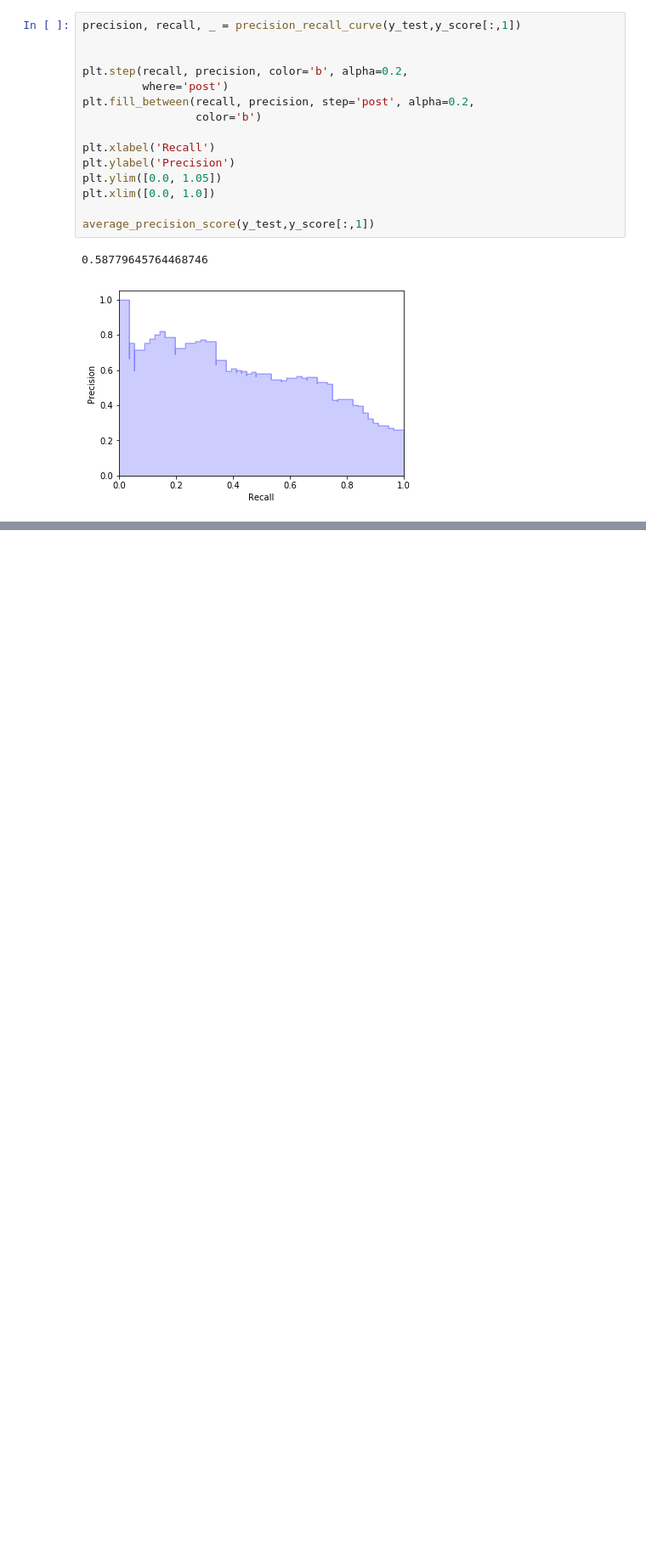
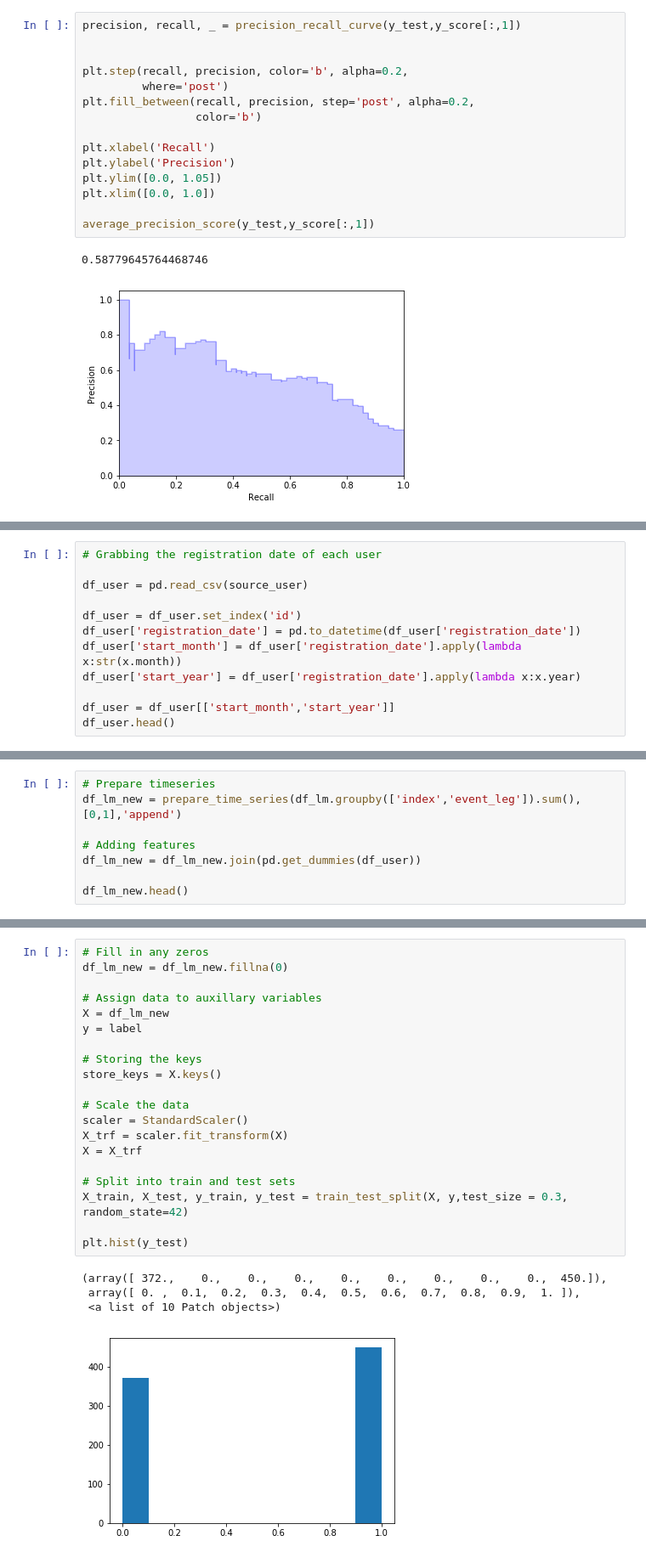
Before and after one commit to KeepFloyding/IP-research, a Jupyter notebook: Predict_Churn/teacher_churn/prediction/Baseline Prediction.ipynb, the cells around one changed output, grey strips where cells are left out. Shown at 85% size. Saved outputs shown, nothing was run; the diff lists cells and outputs as text; blank space fills up the shorter version.

```diff
--- a/Predict_Churn/teacher_churn/prediction/Baseline Prediction.ipynb
+++ b/Predict_Churn/teacher_churn/prediction/Baseline Prediction.ipynb
@@ -581,0 +620,12 @@ average_precision_score(y_test,y_score[:,1])
+# %%
+# Grabbing the registration date of each user
+
+df_user = pd.read_csv(source_user)
+
+df_user = df_user.set_index('id')
+df_user['registration_date'] = pd.to_datetime(df_user['registration_date'])
+df_user['start_month'] = df_user['registration_date'].apply(lambda x:str(x.month))
+df_user['start_year'] = df_user['registration_date'].apply(lambda x:x.year)
+
+df_user = df_user[['start_month','start_year']]
+df_user.head()
@@ -581,0 +680,8 @@ average_precision_score(y_test,y_score[:,1])
+# %%
+# Prepare timeseries
+df_lm_new = prepare_time_series(df_lm.groupby(['index','event_leg']).sum(),[0,1],'append')
+
+# Adding features
+df_lm_new = df_lm_new.join(pd.get_dummies(df_user))
+
+df_lm_new.head()
@@ -581,0 +706,25 @@ average_precision_score(y_test,y_score[:,1])
+# %%
+# Fill in any zeros
+df_lm_new = df_lm_new.fillna(0)
+
+# Assign data to auxillary variables
+X = df_lm_new
+y = label
+
+# Storing the keys
+store_keys = X.keys()
+
+# Scale the data
+scaler = StandardScaler()
+X_trf = scaler.fit_transform(X)
+X = X_trf
+
+# Split into train and test sets
+X_train, X_test, y_train, y_test = train_test_split(X, y,test_size = 0.3, random_state=42)
+
+plt.hist(y_test)
+# %% [output]
+(array([ 372.,    0.,    0.,    0.,    0.,    0.,    0.,    0.,    0.,  450.]),
+ array([ 0. ,  0.1,  0.2,  0.3,  0.4,  0.5,  0.6,  0.7,  0.8,  0.9,  1. ]),
+ <a list of 10 Patch objects>)
+[figure, added]
```
Also changed, not shown: parts of 13 cells of this notebook, 15 other files.
